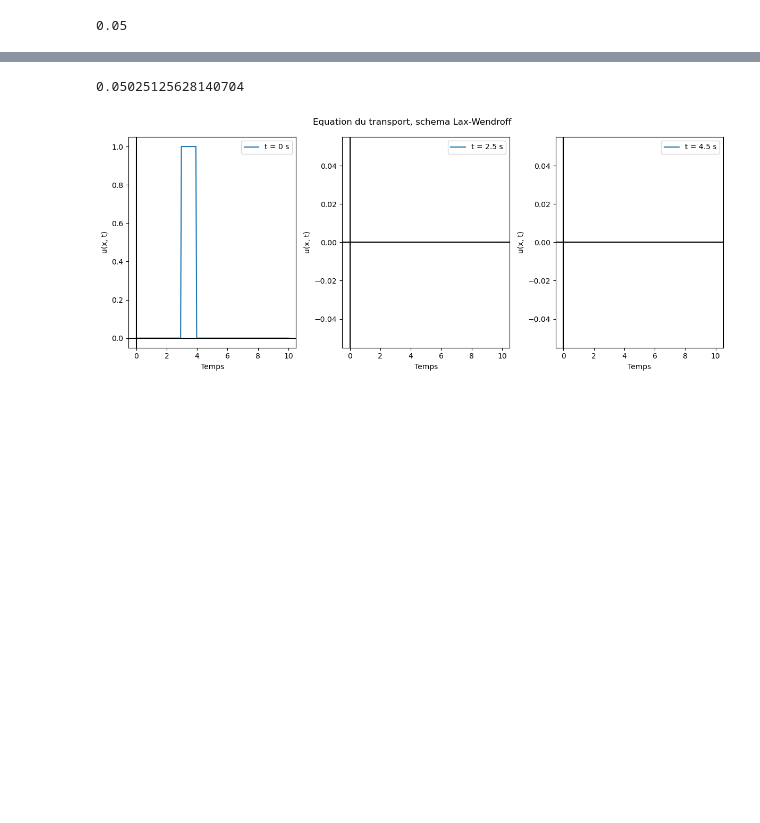
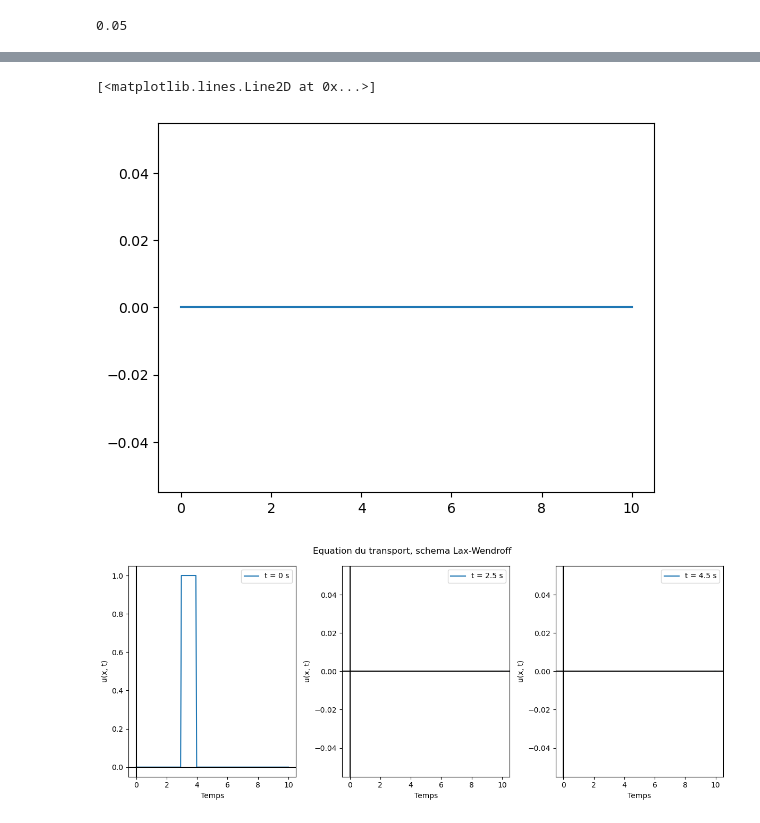
Before and after one commit to QuantBender/FiniteDifferenceMethodMiniProject, a Jupyter notebook: misc.ipynb, the cells around one changed output, grey strips where cells are left out. Cells and saved outputs as stored; diff of their text form; code cells hidden in the pictures; blank space fills up the shorter version.

```diff
--- a/misc.ipynb
+++ b/misc.ipynb
@@ -103,7 +109,10 @@ plt.show()
-# %%
-10/(200-1)
-# %% [output]
-0.05025125628140704
+# %%
+u_exact = [u_0(x - a*t2) for x in x]
+# %%
+plt.plot(x, u_exact, label='Exact Solution')
+# %% [output]
+[<matplotlib.lines.Line2D at 0x...>]
+[figure, added]
 # %%
 N = 200
 CFL = 0.199
```
Also changed, not shown: parts of 6 cells of this notebook.
